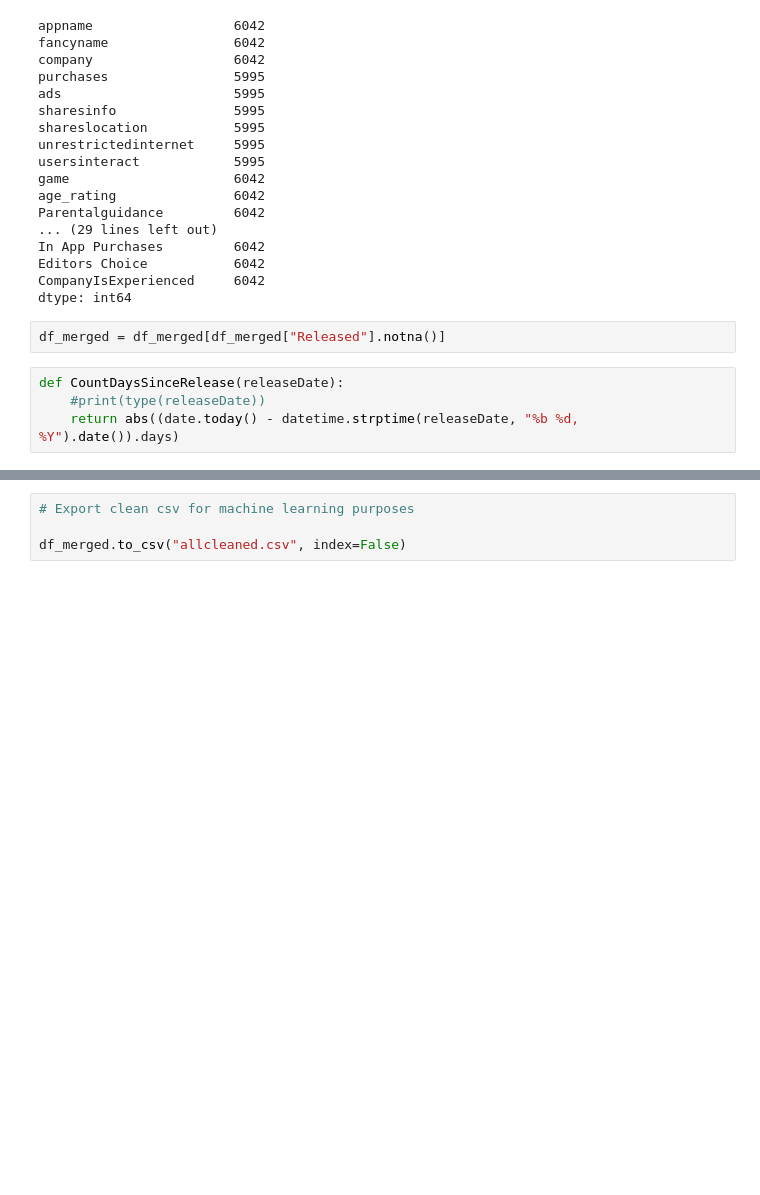
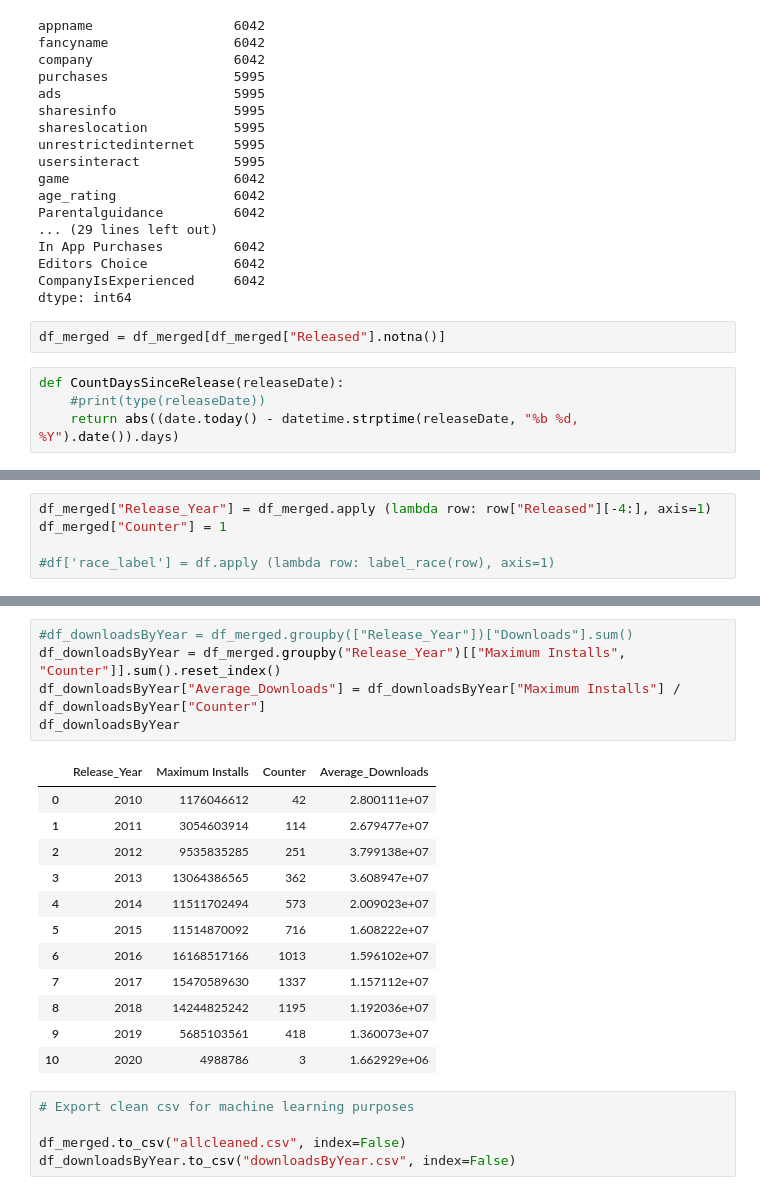
Before and after one commit to UTOR-VIRT-DATA-PT-10-2020-U-B-TEAM-6-FP/Final-Project, a Jupyter notebook: Preprocessing.ipynb, the cells around one changed output, grey strips where cells are left out. Cells and saved outputs as stored; diff of their text form; blank space fills up the shorter version.

Commit message:
updated preprocessing notebook to output downloads by year csv

```diff
--- a/Preprocessing.ipynb
+++ b/Preprocessing.ipynb
@@ -382,0 +404,5 @@ df_merged
+# %%
+df_merged["Release_Year"] = df_merged.apply (lambda row: row["Released"][-4:], axis=1)
+df_merged["Counter"] = 1
+
+#df['race_label'] = df.apply (lambda row: label_race(row), axis=1)
@@ -383,4 +435,23 @@ df_merged
+# %%
+#df_downloadsByYear = df_merged.groupby(["Release_Year"])["Downloads"].sum()
+df_downloadsByYear = df_merged.groupby("Release_Year")[["Maximum Installs", "Counter"]].sum().reset_index()
+df_downloadsByYear["Average_Downloads"] = df_downloadsByYear["Maximum Installs"] / df_downloadsByYear["Counter"]
+df_downloadsByYear
+# %% [output]
+|  | Release_Year | Maximum Installs | Counter | Average_Downloads |
+| 0 | 2010 | 1176046612 | 42 | 2.800111e+07 |
+| 1 | 2011 | 3054603914 | 114 | 2.679477e+07 |
+| 2 | 2012 | 9535835285 | 251 | 3.799138e+07 |
+| 3 | 2013 | 13064386565 | 362 | 3.608947e+07 |
+| 4 | 2014 | 11511702494 | 573 | 2.009023e+07 |
+| 5 | 2015 | 11514870092 | 716 | 1.608222e+07 |
+| 6 | 2016 | 16168517166 | 1013 | 1.596102e+07 |
+| 7 | 2017 | 15470589630 | 1337 | 1.157112e+07 |
+| 8 | 2018 | 14244825242 | 1195 | 1.192036e+07 |
+| 9 | 2019 | 5685103561 | 418 | 1.360073e+07 |
+| 10 | 2020 | 4988786 | 3 | 1.662929e+06 |
 # %%
 # Export clean csv for machine learning purposes
 
 df_merged.to_csv("allcleaned.csv", index=False)
+df_downloadsByYear.to_csv("downloadsByYear.csv", index=False)
```
Also changed, not shown: parts of 6 cells of this notebook, 2 other files.
